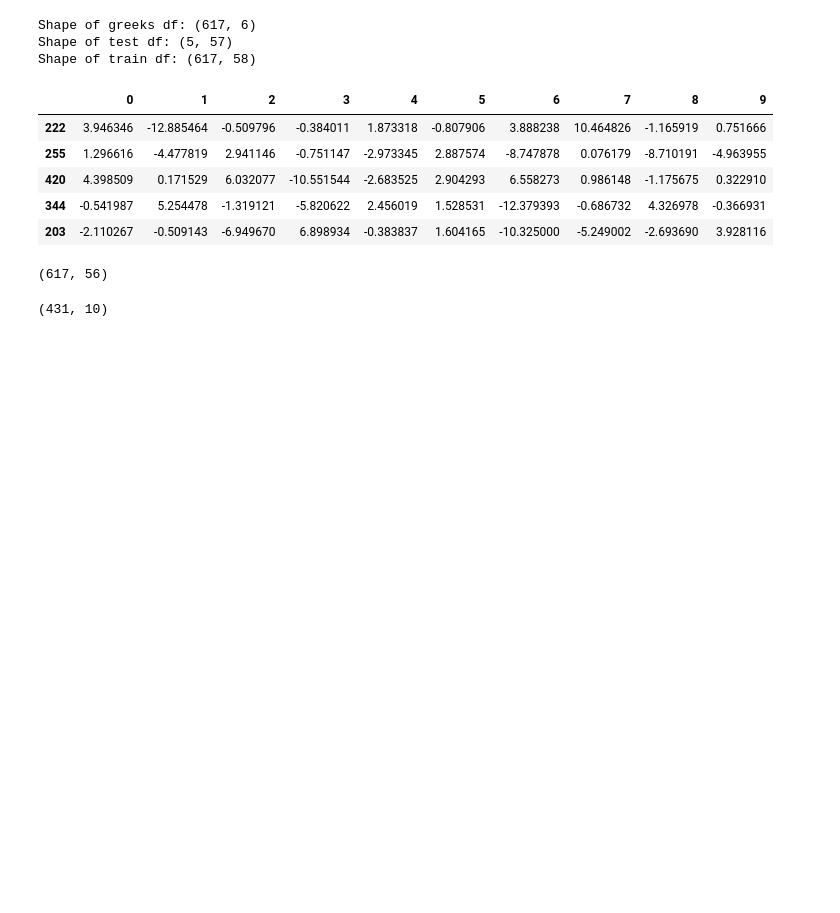
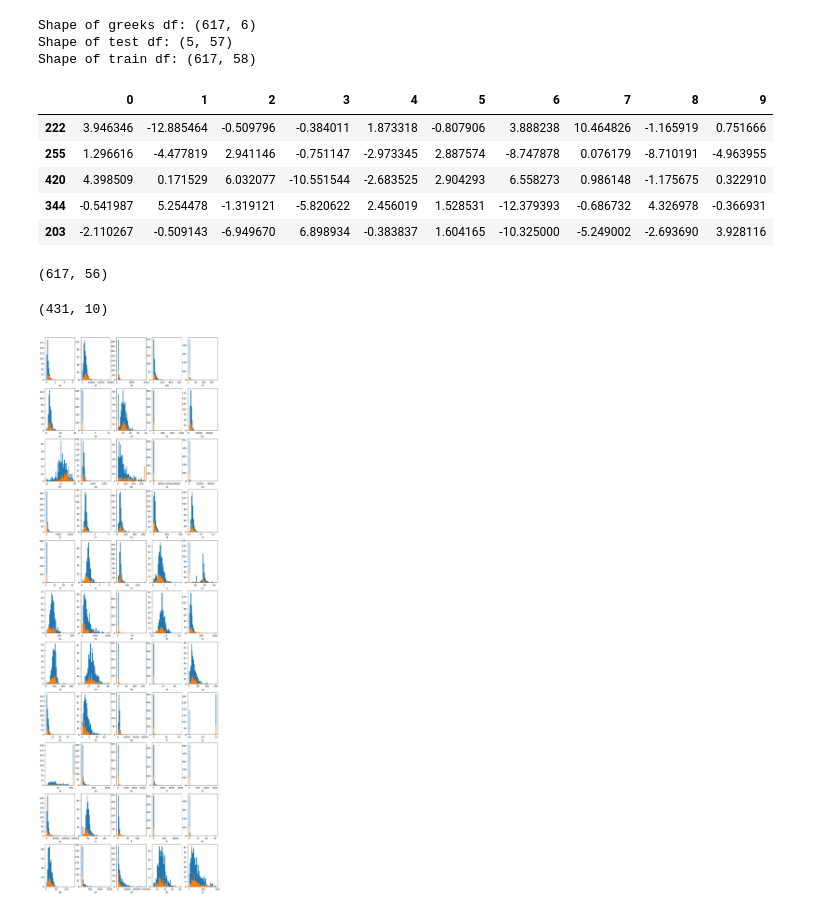
Before and after one commit to rennsport/mids-207-project, a Jupyter notebook: wip/Preprocessing.ipynb, the cells around one changed output. Cells and saved outputs as stored; diff of their text form; code cells hidden in the pictures; blank space fills up the shorter version.

Commit message:
Added Tim's histograms

```diff
--- a/wip/Preprocessing.ipynb
+++ b/wip/Preprocessing.ipynb
@@ -61,18 +61,24 @@ Shape of test df: (5, 57)
 Shape of train df: (617, 58)
 # %%
 # Encoded EJ as 0 or 1 so it could be used in tSNE
-df['ej'].replace(to_replace=['A', 'B'], value=[0, 1], inplace=True)
+df['ej'].replace(to_replace=['A', 'B'], value = [0, 1], inplace=True)
 
 # Multiclass target variable
 target_variable_multiclass = df['alpha']
 
 # Binary target variable
+
+features_columns = list(df.columns)
+for x in ['class', 'id', 'alpha', 'beta', 'gamma', 'delta', 'epsilon']:
+    features_columns.remove(x)
+
 target_variable = df['class']
-features_variable = df.drop(['class', 'id', 'alpha', 'beta', 'gamma', 'delta', 'epsilon'], axis=1)
+df.drop(['class', 'id', 'alpha', 'beta', 'gamma', 'delta', 'epsilon'], axis=1, inplace=True)
 
 # Fill in NaN values via KNNImputer
 imputer = KNNImputer(n_neighbors=2)
-features_variable = imputer.fit_transform(features_variable)
+features_variable = pd.DataFrame(imputer.fit_transform(df))
+features_variable.columns = features_columns
 # %%
 def feature_reduction(method, num_features, data_split):
     if method == 'pca':
@@ -126,3 +132,29 @@ display(X_train.shape)
 | 203 | -2.110267 | -0.509143 | -6.949670 | 6.898934 | -0.383837 | 1.604165 | -10.325000 | -5.249002 | -2.693690 | 3.928116 |
 (617, 56)
 (431, 10)
+# %%
+##########################################
+### This is on 100% of the data, needs ###
+### needs to be on 70% of data.        ###
+##########################################
+
+df_train = pd.DataFrame(features_variable).join(target_variable)
+columns = list(df_train.columns)
+fig, axes = plt.subplots(nrows=11, ncols=5, figsize=(14,45))
+for idx, ax in enumerate(axes.flatten()):
+    # plot histogram
+    # if(columns[idx] in ['EJ','Beta','Gamma','Delta']):
+    #     no_disease = df_train[df_train['Alpha']==0][columns[idx]]
+    #     disease = df_train[df_train['Alpha']!=0][columns[idx]]
+    #     ax.hist(no_disease)
+    #     ax.hist(disease)
+    # else:
+    no_disease = df_train[df_train['class']==0][columns[idx]]
+    disease = df_train[df_train['class']!=0][columns[idx]]
+    bins=np.histogram(np.hstack((no_disease,disease)), bins=40)[1]
+    ax.hist(no_disease, bins)
+    ax.hist(disease, bins)
+    # set xlabel
+    ax.set_xlabel(columns[idx])
+# %% [output]
+[figure, added]
```
Also changed, not shown: parts of 2 cells of this notebook.
